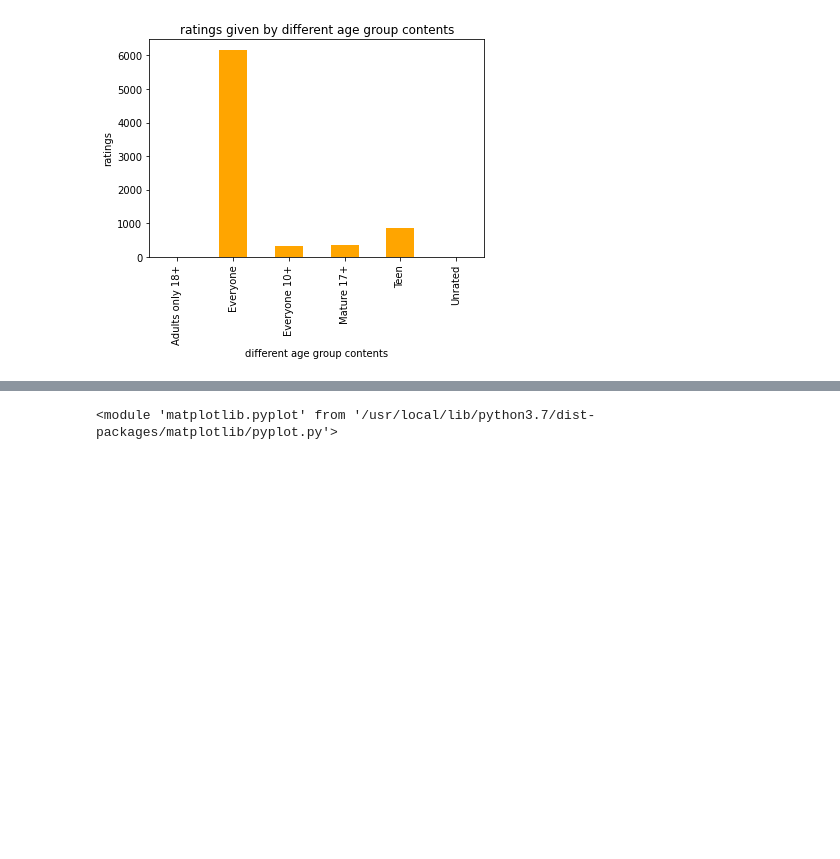
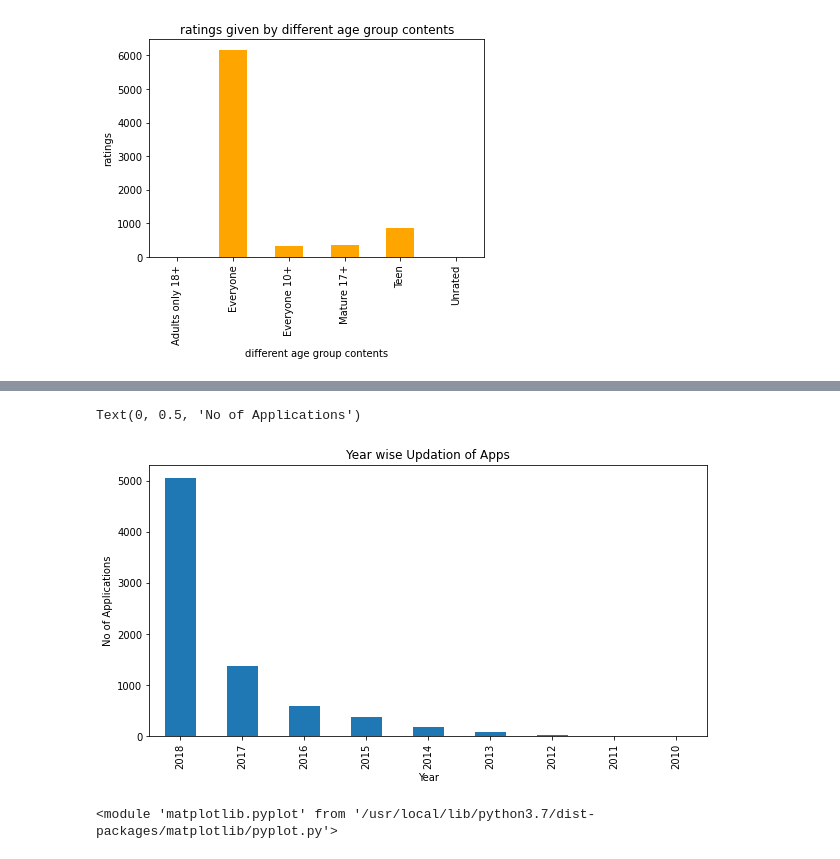
Before and after one commit to Biswajeet1995/playstore-app, a Jupyter notebook: Play_Store_App_Review_Analysis.ipynb, the cells around one changed output, grey strips where cells are left out. Drawn from its saved outputs; the diff is of its cells as text; code cells hidden in the pictures; blank space fills up the shorter version.

```diff
--- a/Play_Store_App_Review_Analysis.ipynb
+++ b/Play_Store_App_Review_Analysis.ipynb
@@ -535,3 +535,9 @@ plt.xlabel('different age group contents')
 plt.show()
 # %% [output]
 [figure]
+# %%
+# Convert the Last Update column to date format from string format
+df['Last Updated'] = pd.to_datetime(df['Last Updated'])
+# %%
+# Add a new column Year to data frame which contain the year from last updated column
+df['Year'] = df['Last Updated'].dt.to_period('Y')
@@ -538,3 +553,16 @@ plt.show()
+# %%
+# Count the year wise updation of apps
+Year1 = df['Year'].value_counts()
+# %%
+# Plot the above data in a bar plot
+plt.figure(figsize = (10,5))
+Year1.plot.bar()
+plt.title('Year wise Updation of Apps')
+plt.xlabel('Year')
+plt.ylabel('No of Applications')
+# %% [output]
+Text(0, 0.5, 'No of Applications')
+[figure, added]
 # %%
 #lets make a coparision between rating and size of the app
 sns.jointplot(x='Rating',y='Size',data=df,kind='hex')  # jointplot takes numeric value only
```
Also changed, not shown: parts of 24 cells of this notebook.
